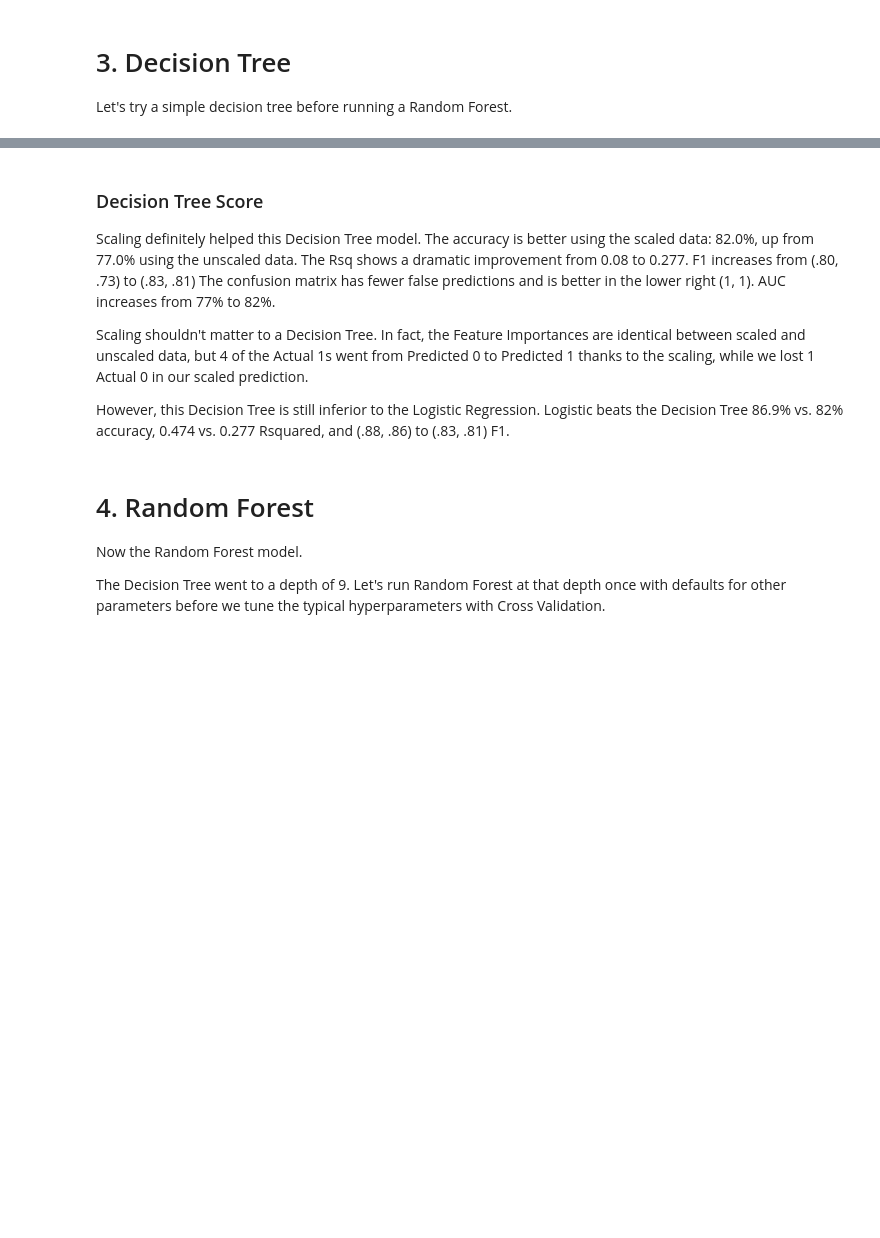
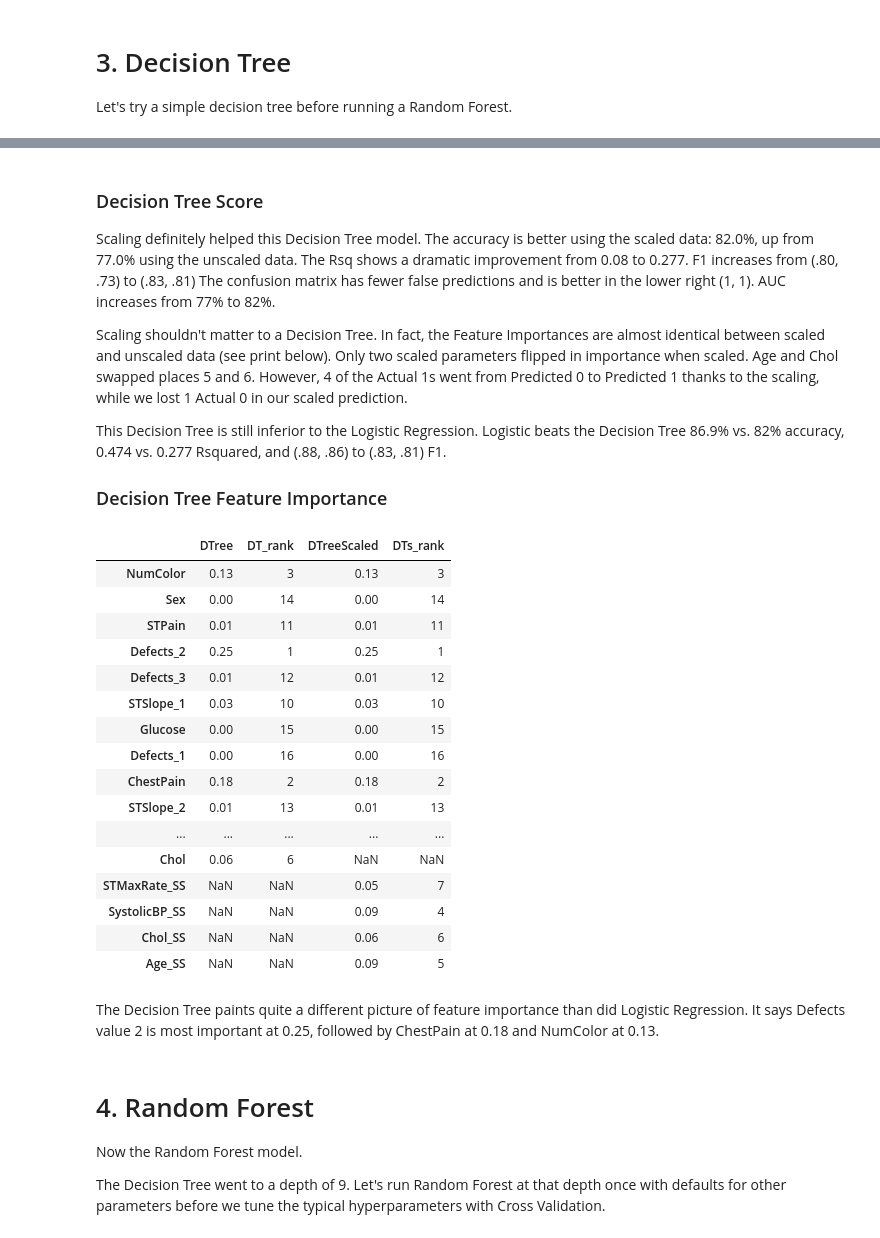
Before and after one commit to BradDoty/KaggleHeartDiseaseUCI, a Jupyter notebook: Notebooks/Capstone 2 -- Modeling.ipynb, the cells around one changed output, grey strips where cells are left out. Saved outputs shown, nothing was run; the diff lists cells and outputs as text; code cells hidden in the pictures; blank space fills up the shorter version.

```diff
--- a/Notebooks/Capstone 2 -- Modeling.ipynb
+++ b/Notebooks/Capstone 2 -- Modeling.ipynb
@@ -101,6 +104,34 @@ def plot_confusion(title, model, x, y, score):
     plt.title(all_sample_title, size = 15);
     print(classification_report(y, predictions))
     plot_roc_curve(model, x, y);
+
+
+class Attribution():
+    df = pd.DataFrame()
+
+    def __init__ (self, model, features, coeffs, mod=None):
+        self.model_name = model
+        self.list = zip(features, coeffs)
+        if not mod:
+            mod = model
+        rows=[model, mod + "_rank"]
+        newrows = pd.DataFrame(index=rows)
+        i=1
+        for (f, c) in iter(sorted(self.list, key= lambda y : abs(y[1]), reverse=True)):
+            newrows[f] = ('{:.2f}'.format(np.round(c, 2)), int(i))
+            i += 1
+        Attribution.df.drop(index=rows, errors='ignore', inplace=True)
+        Attribution.df = pd.concat([Attribution.df, newrows])
+
+    def report (self, rows=None):
+        if rows:
+            return Attribution.df.loc[rows].transpose()
+        return Attribution.df.transpose()
+
+    def printout (self):
+        print("\n{} Coefficients:".format(self.model_name))
+        for f, imp in iter(sorted(self.list, key= lambda y : abs(y[1]), reverse=True)):
+            print("{:13s} {:5.2f}".format(f, np.round(imp, 2)))
 # %% [markdown]
 # 2. Logistic Regression
 
@@ -202,8 +214,8 @@ score = DTree.score(X_test, y_test)
 
 print (train_score, score)
 print(DTree.get_depth(), DTree.get_n_leaves())
-print(DTree.feature_importances_)
 plot_confusion("DTree Unscaled", DTree, X_test, y_test, score)
+att = Attribution('DTree', X_test.columns, DTree.feature_importances_, 'DT')
 
 ## Try the scaled data
 DTree.fit(Xs_train, y_train)
@@ -215,6 +227,7 @@ print (train_score, score)
 print(DTree.get_depth(), DTree.get_n_leaves())
 print(DTree.feature_importances_)
 plot_confusion("DTree Scaled", DTree, Xs_test, y_test, score)
+att = Attribution('DTreeScaled', Xs_test.columns, DTree.feature_importances_, 'DTs')
 # %% [output]
 1.0 0.7704918032786885
 9 46
@@ -242,9 +255,33 @@ weighted avg       0.82      0.82      0.82        61
 
 Scaling definitely helped this Decision Tree model.  The accuracy is better using the scaled data: 82.0%, up from 77.0% using the unscaled data.  The Rsq shows a dramatic improvement from 0.08 to 0.277.  F1 increases from (.80, .73) to (.83, .81) The confusion matrix has fewer false predictions and is better in the lower right (1, 1).  AUC increases from 77% to 82%.
 
-Scaling shouldn't matter to a Decision Tree.  In fact, the Feature Importances are identical between scaled and unscaled data, but 4 of the Actual 1s went from Predicted 0 to Predicted 1 thanks to the scaling, while we lost 1 Actual 0 in our scaled prediction.
+Scaling shouldn't matter to a Decision Tree.  In fact, the Feature Importances are almost identical between scaled and unscaled data (see print below).  Only two scaled parameters flipped in importance when scaled.  Age and Chol swapped places 5 and 6.  However, 4 of the Actual 1s went from Predicted 0 to Predicted 1 thanks to the scaling, while we lost 1 Actual 0 in our scaled prediction.
 
-However, this Decision Tree is still inferior to the Logistic Regression.  Logistic beats the Decision Tree 86.9% vs. 82% accuracy, 0.474 vs. 0.277 Rsquared, and (.88, .86) to (.83, .81) F1.
+This Decision Tree is still inferior to the Logistic Regression.  Logistic beats the Decision Tree 86.9% vs. 82% accuracy, 0.474 vs. 0.277 Rsquared, and (.88, .86) to (.83, .81) F1.
+
+### Decision Tree Feature Importance
+# %%
+att.report(['DTree','DT_rank','DTreeScaled','DTs_rank'])
+# %% [output]
+|  | DTree | DT_rank | DTreeScaled | DTs_rank |
+| NumColor | 0.13 | 3 | 0.13 | 3 |
+| Sex | 0.00 | 14 | 0.00 | 14 |
+| STPain | 0.01 | 11 | 0.01 | 11 |
+| Defects_2 | 0.25 | 1 | 0.25 | 1 |
+| Defects_3 | 0.01 | 12 | 0.01 | 12 |
+| STSlope_1 | 0.03 | 10 | 0.03 | 10 |
+| Glucose | 0.00 | 15 | 0.00 | 15 |
+| Defects_1 | 0.00 | 16 | 0.00 | 16 |
+| ChestPain | 0.18 | 2 | 0.18 | 2 |
+| STSlope_2 | 0.01 | 13 | 0.01 | 13 |
+| ... | ... | ... | ... | ... |
+| Chol | 0.06 | 6 | NaN | NaN |
+| STMaxRate_SS | NaN | NaN | 0.05 | 7 |
+| SystolicBP_SS | NaN | NaN | 0.09 | 4 |
+| Chol_SS | NaN | NaN | 0.06 | 6 |
+| Age_SS | NaN | NaN | 0.09 | 5 |
+# %% [markdown]
+The Decision Tree paints quite a different picture of feature importance than did Logistic Regression.  It says Defects value 2 is most important at 0.25, followed by ChestPain at 0.18 and NumColor at 0.13.
 # %% [markdown]
 # 4. Random Forest
 
```
Also changed, not shown: parts of 21 cells of this notebook, 2 other files.
